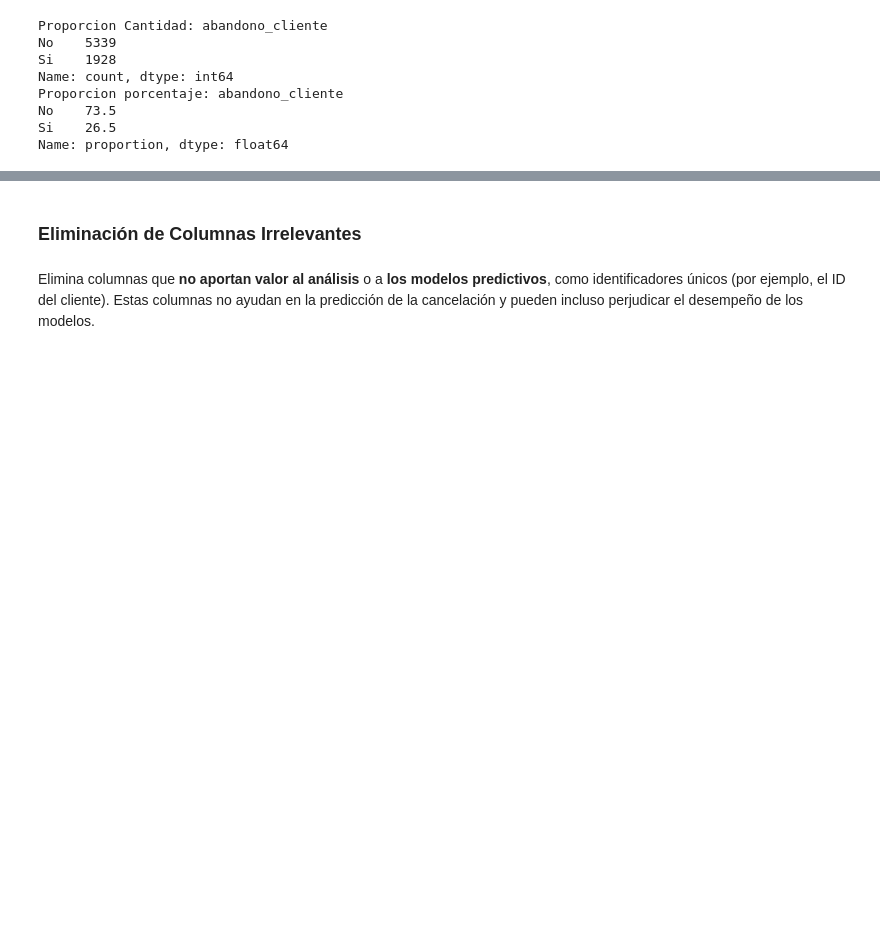
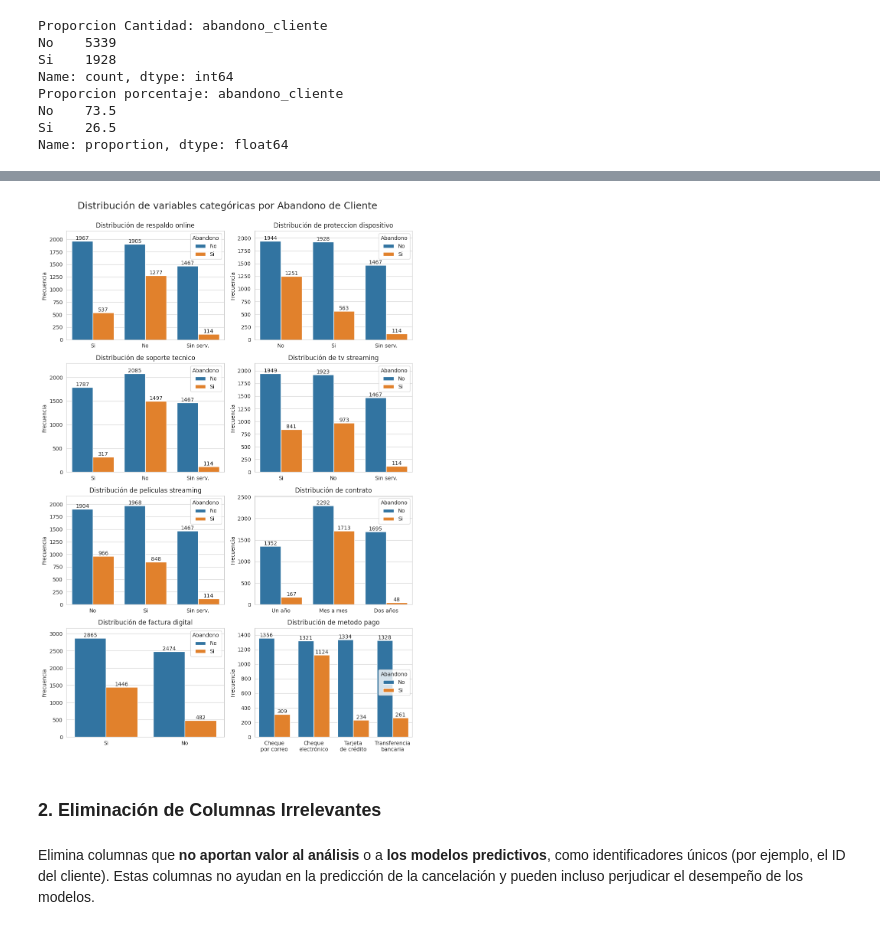
Before and after one commit to MigXDev/CS_Datos_I_DESAFIO_3, a Jupyter notebook: TelecomX_LATAM_2.ipynb, the cells around one changed output, grey strips where cells are left out. Drawn from its saved outputs; the diff is of its cells as text; code cells hidden in the pictures; blank space fills up the shorter version.

```diff
--- a/TelecomX_LATAM_2.ipynb
+++ b/TelecomX_LATAM_2.ipynb
@@ -143,5 +233,48 @@ Name: proportion, dtype: float64
+# %%
+# Columnas
+cols = ['ad.respaldo_online', 'ad.proteccion_dispositivo', 'ad.soporte_tecnico',
+'tv.streaming', 'peliculas.streaming', 'contrato', 'factura_digital', 'metodo_pago']
+col_nomb = ['respaldo online', 'proteccion dispositivo', 'soporte tecnico',
+'tv streaming', 'peliculas streaming', 'contrato', 'factura digital', 'metodo pago']
+
+fig, axes = plt.subplots(4, 2, figsize=(10, 15))
+axes = axes.flatten()
+fig.suptitle("Distribución de variables categóricas por Abandono de Cliente", fontsize=18, y=1)
+for i, col in enumerate(cols):
+    ax = axes[i]
+    sns.countplot(x=col, hue='abandono_cliente', data=Df_base, ax=ax)
+    ax.set_title(f'Distribución de {col_nomb[i]}')
+    ax.set_xlabel('')
+    ax.set_ylabel('Frecuencia')
+    ax.legend(title='Abandono', loc='best')
+
+    for container in ax.containers:
+        ax.bar_label(container)
+
+    if col == 'ad.respaldo_online':
+        ax.set_xticklabels(['Si', 'No', 'Sin serv.'])
+    if col == 'ad.proteccion_dispositivo':
+        ax.set_xticklabels(['No', 'Si', 'Sin serv.'])
+    if col == 'ad.soporte_tecnico':
+        ax.set_xticklabels(['Si', 'No', 'Sin serv.'])
+    if col == 'tv.streaming':
+        ax.set_xticklabels(['Si', 'No', 'Sin serv.'])
+    if col == 'peliculas.streaming':
+        ax.set_xticklabels(['No', 'Si', 'Sin serv.'])
+    if col == 'metodo_pago':
+        ax.set_xticklabels(['Cheque\npor correo', 'Cheque\nelectrónico', 'Tarjeta\nde crédito', 'Transferencia\nbancaria'])
+
+    # Añade espacio a los valores numericos para que no se corten
+    y_max = ax.get_ylim()[1]
+    ax.set_ylim(0, y_max * 1.05)
+
+#Mod            [Izq, Abajo, Der, Arriba]
+plt.tight_layout(rect=[0, 0.03, 1, 1])
+plt.show()
+# %% [output]
+[figure, added]
 # %% [markdown]
-### Eliminación de Columnas Irrelevantes
+### **2. Eliminación de Columnas Irrelevantes**
 # %% [markdown]
 Elimina columnas que **no aportan valor al análisis** o a **los modelos predictivos**, como identificadores únicos (por ejemplo, el ID del cliente). Estas columnas no ayudan en la predicción de la cancelación y pueden incluso perjudicar el desempeño de los modelos.
 # %%
```
Also changed, not shown: parts of 27 cells of this notebook.
